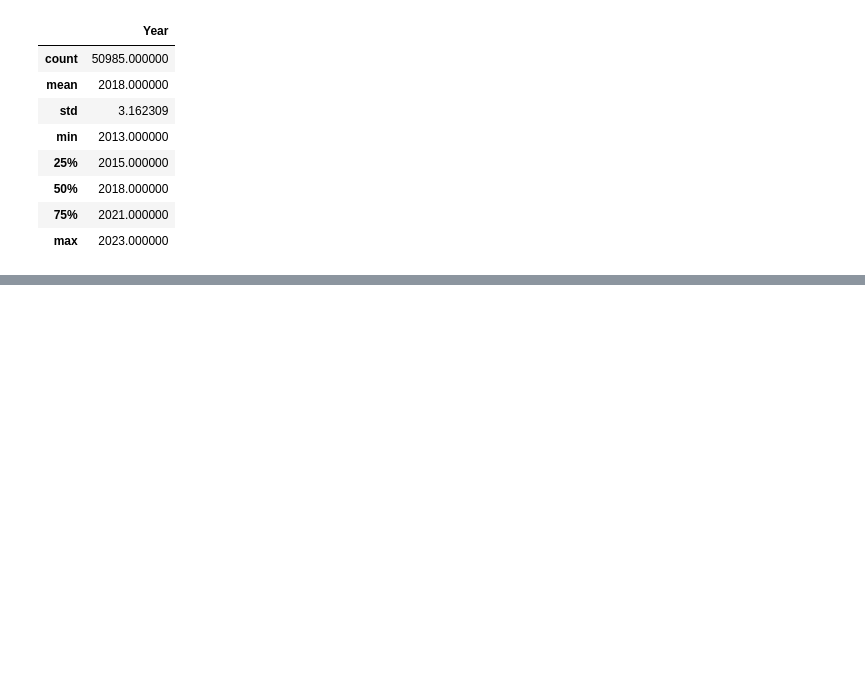
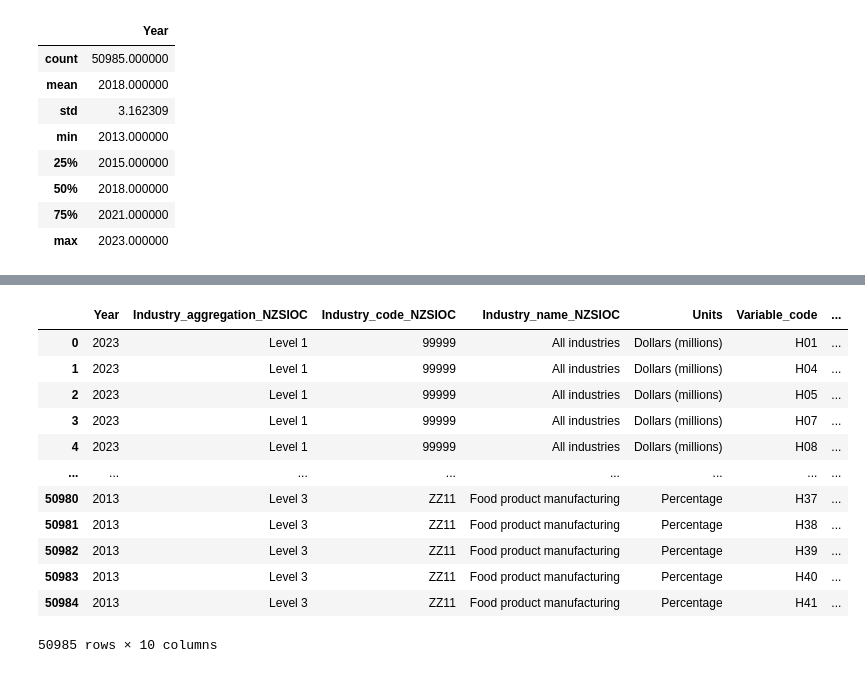
Before and after one commit to ChinmayBhattt/Machine-Learning-Playground, a Jupyter notebook: Pandas/start.ipynb, the cells around one changed output, grey strips where cells are left out. Saved outputs shown, nothing was run; the diff lists cells and outputs as text; code cells hidden in the pictures; blank space fills up the shorter version.

```diff
--- a/Pandas/start.ipynb
+++ b/Pandas/start.ipynb
@@ -72,0 +160,17 @@ df.describe()
+# %%
+# dont use----------------------# df.fillna(0, inplace=True) # dont use-----------
+df.fillna(0)
+# %% [output]
+|  | Year | Industry_aggregation_NZSIOC | Industry_code_NZSIOC | Industry_name_NZSIOC | Units | Variable_code | ... |
+| 0 | 2023 | Level 1 | 99999 | All industries | Dollars (millions) | H01 | ... |
+| 1 | 2023 | Level 1 | 99999 | All industries | Dollars (millions) | H04 | ... |
+| 2 | 2023 | Level 1 | 99999 | All industries | Dollars (millions) | H05 | ... |
+| 3 | 2023 | Level 1 | 99999 | All industries | Dollars (millions) | H07 | ... |
+| 4 | 2023 | Level 1 | 99999 | All industries | Dollars (millions) | H08 | ... |
+| ... | ... | ... | ... | ... | ... | ... | ... |
+| 50980 | 2013 | Level 3 | ZZ11 | Food product manufacturing | Percentage | H37 | ... |
+| 50981 | 2013 | Level 3 | ZZ11 | Food product manufacturing | Percentage | H38 | ... |
+| 50982 | 2013 | Level 3 | ZZ11 | Food product manufacturing | Percentage | H39 | ... |
+| 50983 | 2013 | Level 3 | ZZ11 | Food product manufacturing | Percentage | H40 | ... |
+| 50984 | 2013 | Level 3 | ZZ11 | Food product manufacturing | Percentage | H41 | ... |
+50985 rows × 10 columns
```
Also changed, not shown: parts of 10 cells of this notebook, 1 other file.
